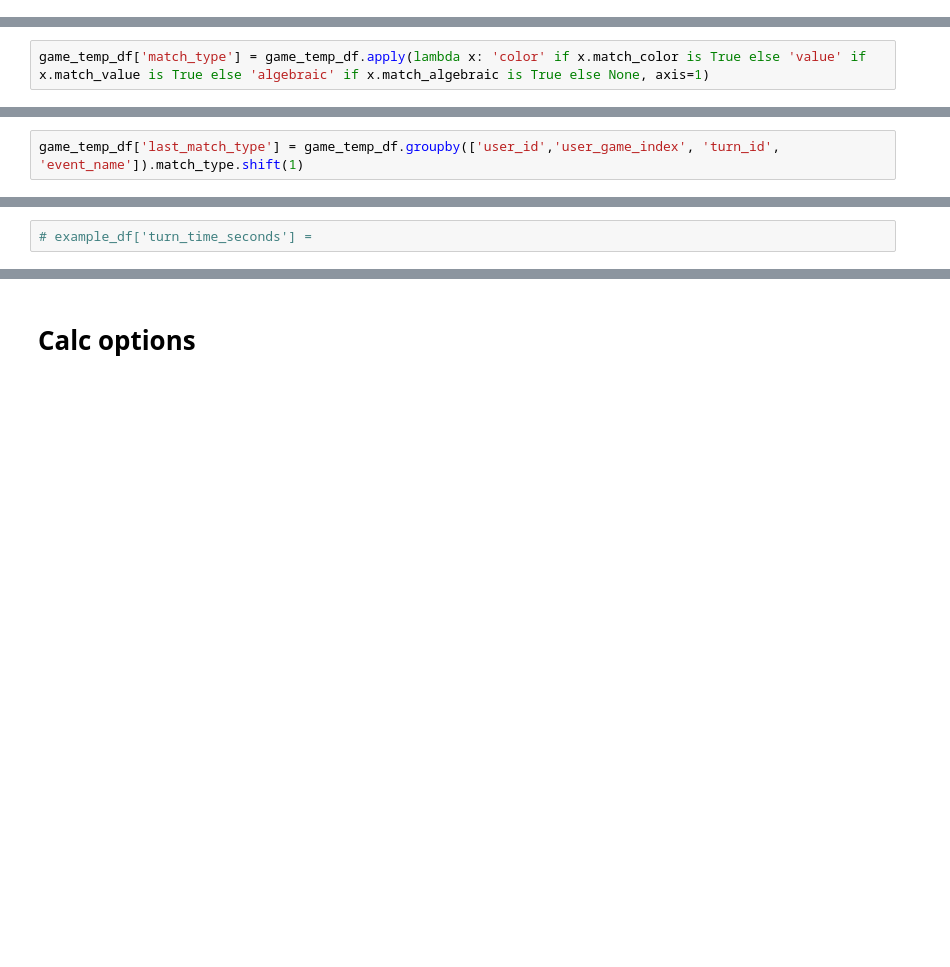
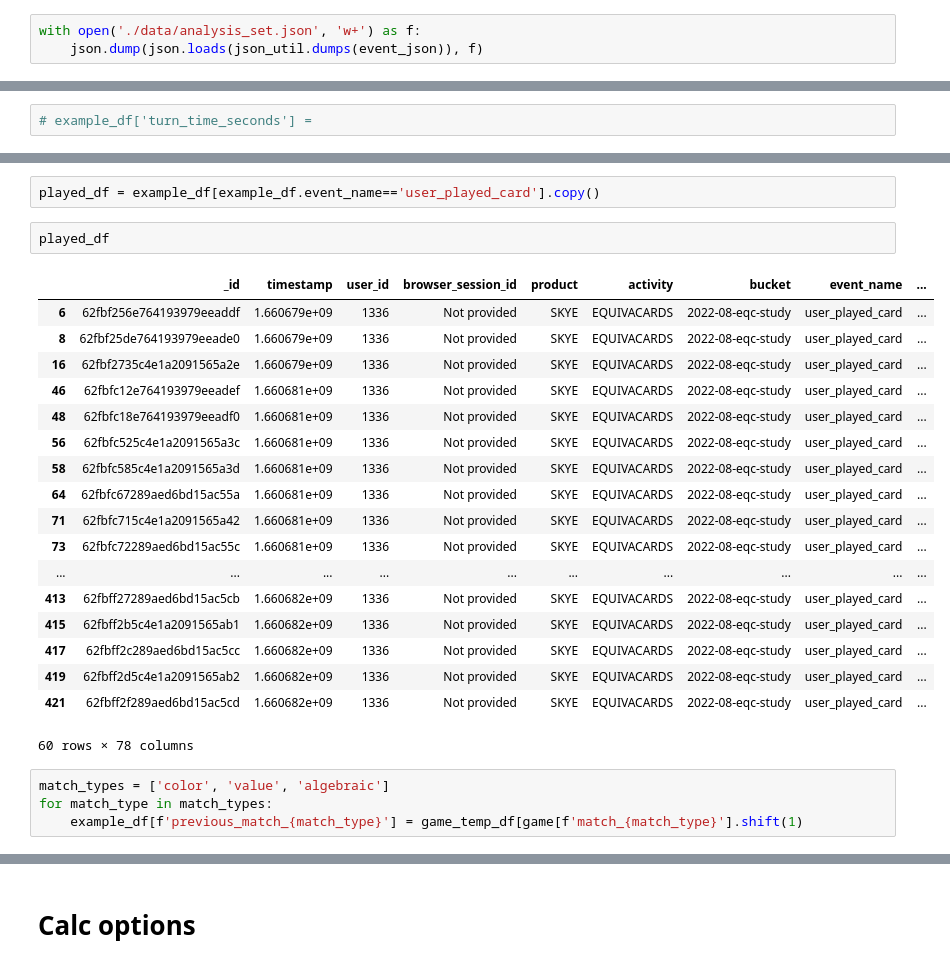
Before and after one commit to simbulus-io/spark, a Jupyter notebook: equivacard_analysis.ipynb, the cells around one changed output, grey strips where cells are left out. Cells and saved outputs as stored; diff of their text form; blank space fills up the shorter version.

```diff
--- a/equivacard_analysis.ipynb
+++ b/equivacard_analysis.ipynb
@@ -31,3 +50,6 @@ results[0:10]
+# %%
+with open('./data/analysis_set.json', 'w+') as f:
+    json.dump(json.loads(json_util.dumps(event_json)), f)
 # %%
 example_id='1339'
 example= [result for result in results if result['user_id']==example_id]
@@ -233,5 +576,3 @@ game_temp_df['user_turn_start_index'] = game_temp_df.groupby(['user_id','user_ga
 game_temp_df['user_turn_end_index'] = game_temp_df.groupby(['user_id','user_game_index']).user_turn_end.cumsum()
 # %%
 game_temp_df['turn_id'] = game_temp_df.apply(lambda x: '-'.join([str(x.user_turn_start_index), str(x.user_turn_end_index)]), axis=1)
-# %%
-game_temp_df['match_type'] = game_temp_df.apply(lambda x: 'color' if x.match_color is True else 'value' if x.match_value is True else 'algebraic' if x.match_algebraic is True else None, axis=1)
@@ -240,2 +578,0 @@ game_temp_df.groupby(['user_id','user_game_index'])[['match_type']]
-# %%
-game_temp_df['last_match_type'] = game_temp_df.groupby(['user_id','user_game_index', 'turn_id', 'event_name']).match_type.shift(1)
@@ -354,0 +1093,27 @@ example_df.groupby(['user_id', 'user_game_index', 'user_turn_start_index']).appl
+# %%
+played_df = example_df[example_df.event_name=='user_played_card'].copy()
+# %%
+played_df
+# %% [output]
+|  | _id | timestamp | user_id | browser_session_id | product | activity | bucket | event_name | ... |
+| 6 | 62fbf256e764193979eeaddf | 1.660679e+09 | 1336 | Not provided | SKYE | EQUIVACARDS | 2022-08-eqc-study | user_played_card | ... |
+| 8 | 62fbf25de764193979eeade0 | 1.660679e+09 | 1336 | Not provided | SKYE | EQUIVACARDS | 2022-08-eqc-study | user_played_card | ... |
+| 16 | 62fbf2735c4e1a2091565a2e | 1.660679e+09 | 1336 | Not provided | SKYE | EQUIVACARDS | 2022-08-eqc-study | user_played_card | ... |
+| 46 | 62fbfc12e764193979eeadef | 1.660681e+09 | 1336 | Not provided | SKYE | EQUIVACARDS | 2022-08-eqc-study | user_played_card | ... |
+| 48 | 62fbfc18e764193979eeadf0 | 1.660681e+09 | 1336 | Not provided | SKYE | EQUIVACARDS | 2022-08-eqc-study | user_played_card | ... |
+| 56 | 62fbfc525c4e1a2091565a3c | 1.660681e+09 | 1336 | Not provided | SKYE | EQUIVACARDS | 2022-08-eqc-study | user_played_card | ... |
+| 58 | 62fbfc585c4e1a2091565a3d | 1.660681e+09 | 1336 | Not provided | SKYE | EQUIVACARDS | 2022-08-eqc-study | user_played_card | ... |
+| 64 | 62fbfc67289aed6bd15ac55a | 1.660681e+09 | 1336 | Not provided | SKYE | EQUIVACARDS | 2022-08-eqc-study | user_played_card | ... |
+| 71 | 62fbfc715c4e1a2091565a42 | 1.660681e+09 | 1336 | Not provided | SKYE | EQUIVACARDS | 2022-08-eqc-study | user_played_card | ... |
+| 73 | 62fbfc72289aed6bd15ac55c | 1.660681e+09 | 1336 | Not provided | SKYE | EQUIVACARDS | 2022-08-eqc-study | user_played_card | ... |
+| ... | ... | ... | ... | ... | ... | ... | ... | ... | ... |
+| 413 | 62fbff27289aed6bd15ac5cb | 1.660682e+09 | 1336 | Not provided | SKYE | EQUIVACARDS | 2022-08-eqc-study | user_played_card | ... |
+| 415 | 62fbff2b5c4e1a2091565ab1 | 1.660682e+09 | 1336 | Not provided | SKYE | EQUIVACARDS | 2022-08-eqc-study | user_played_card | ... |
+| 417 | 62fbff2c289aed6bd15ac5cc | 1.660682e+09 | 1336 | Not provided | SKYE | EQUIVACARDS | 2022-08-eqc-study | user_played_card | ... |
+| 419 | 62fbff2d5c4e1a2091565ab2 | 1.660682e+09 | 1336 | Not provided | SKYE | EQUIVACARDS | 2022-08-eqc-study | user_played_card | ... |
+| 421 | 62fbff2f289aed6bd15ac5cd | 1.660682e+09 | 1336 | Not provided | SKYE | EQUIVACARDS | 2022-08-eqc-study | user_played_card | ... |
+60 rows × 78 columns
+# %%
+match_types = ['color', 'value', 'algebraic']
+for match_type in match_types:
+    example_df[f'previous_match_{match_type}'] = game_temp_df[game[f'match_{match_type}'].shift(1)
```
Also changed, not shown: parts of 103 cells of this notebook, 10 other files.
